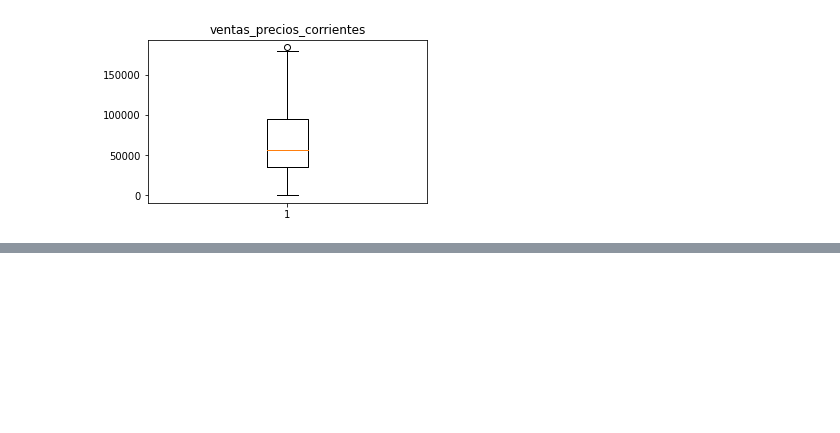
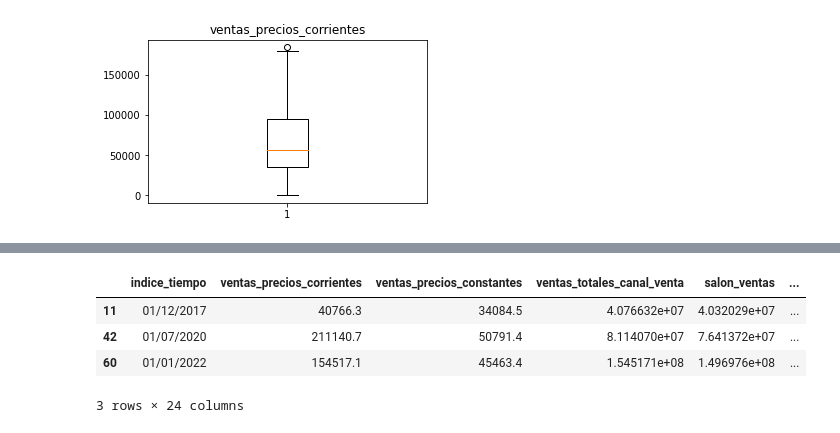
Before and after one commit to MaferLedmar/Actividad-3_Mf, a Jupyter notebook: Outliers_cool.ipynb, the cells around one changed output, grey strips where cells are left out. Cells and saved outputs as stored; diff of their text form; code cells hidden in the pictures; blank space fills up the shorter version.

```diff
--- a/Outliers_cool.ipynb
+++ b/Outliers_cool.ipynb
@@ -208,0 +234,10 @@ plt.show() #dibujamos el diagrama
+# %%
+#Encontramos Ouliers
+outliers2= data2[(y2>LS2)|(y2<LI2)]
+outliers2
+# %% [output]
+|  | indice_tiempo | ventas_precios_corrientes | ventas_precios_constantes | ventas_totales_canal_venta | salon_ventas | ... |
+| 11 | 01/12/2017 | 40766.3 | 34084.5 | 4.076632e+07 | 4.032029e+07 | ... |
+| 42 | 01/07/2020 | 211140.7 | 50791.4 | 8.114070e+07 | 7.641372e+07 | ... |
+| 60 | 01/01/2022 | 154517.1 | 45463.4 | 1.545171e+08 | 1.496976e+08 | ... |
+3 rows × 24 columns
```
Also changed, not shown: parts of 9 cells of this notebook.
